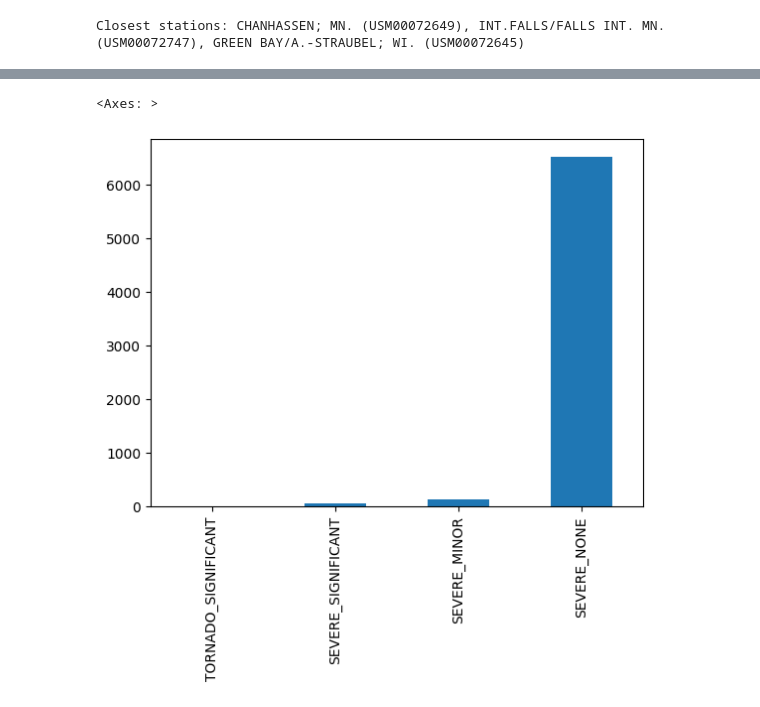
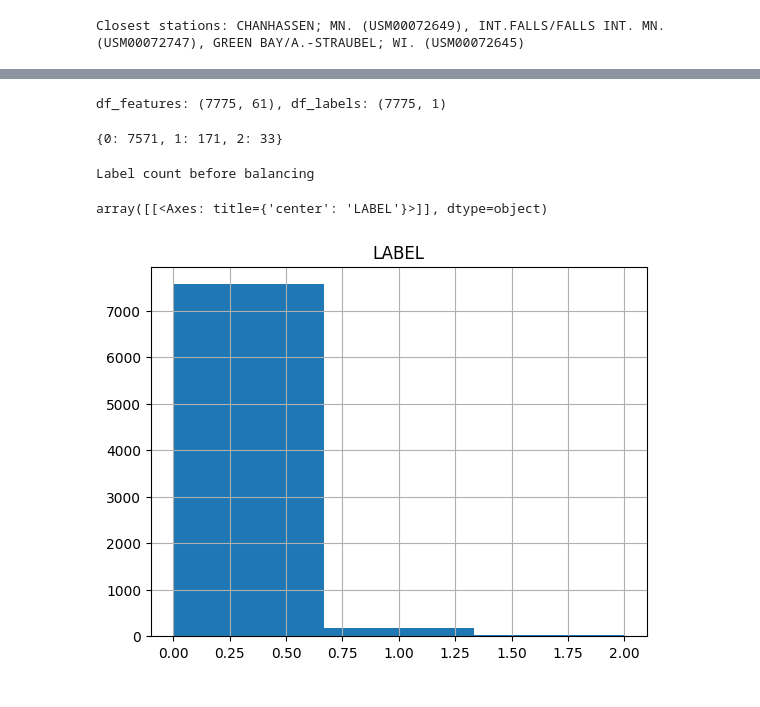
Before and after one commit to olievortex/olieigra, a Jupyter notebook: experiments/storm_events/30_maidenhead_igra_en35.ipynb, the cells around one changed output, grey strips where cells are left out. Saved outputs shown, nothing was run; the diff lists cells and outputs as text; code cells hidden in the pictures.

```diff
--- a/experiments/storm_events/30_maidenhead_igra_en35.ipynb
+++ b/experiments/storm_events/30_maidenhead_igra_en35.ipynb
@@ -113,11 +120,11 @@ print (f'Maidenhead {MAIDENHEAD}: ({lat:.2f}, {lon:.2f})')
 # %% [output]
 Maidenhead EN35: (45.50, -93.00)
 # %%
-station_ids, station_names = get_closest_stations(lat, lon, station_df, 3)
+station_ids, station_names = get_closest_stations(lat, lon, df_stations, 3)
 print(f'Closest stations: {', '.join(station_names)}')
 # %% [output]
 Closest stations: CHANHASSEN; MN. (USM00072649), INT.FALLS/FALLS INT. MN. (USM00072747), GREEN BAY/A.-STRAUBEL; WI. (USM00072645)
 # %%
-df_igra = merge_closest_igras(station_ids)
-df_igra.head()
+df_original_features = merge_closest_igras(station_ids)
+df_original_features.head()
 # %% [output]
@@ -130,8 +137,6 @@ df_igra.head()
 5 rows × 62 columns
 # %%
-df_severe = get_severe_in_maidenhead(pd.read_csv(SEVERE_CSV), [MAIDENHEAD])
-df_severe = merge_temporal_severe(df_severe, start_date, stop_date)
-df_severe = merge_severe_igra(df_igra, df_severe)
-print(df_severe.shape)
-df_severe.head()
+df_original_labels = get_severe_in_maidenheads(pd.read_csv(SEVERE_CSV), [MAIDENHEAD])
+df_original_labels = merge_temporal_severe(df_original_labels, start_date, stop_date)
+df_original_labels.head()
 # %% [output]
@@ -146,6 +149,17 @@ df_severe.head()
+# %%
+df_features, df_labels = merge_severe_igra(df_original_features, df_original_labels)
+print(f"df_features: {df_features.shape}, df_labels: {df_labels.shape}")
+# %% [output]
+df_features: (7775, 61), df_labels: (7775, 1)
+# %%
+df_labels['LABEL'].value_counts().to_dict()
+# %% [output]
+{0: 7571, 1: 171, 2: 33}
 # %%
-df_severe[['TORNADO_SIGNIFICANT', 'SEVERE_SIGNIFICANT', 'SEVERE_MINOR', 'SEVERE_NONE']].sum().plot(kind='bar')
+print('Label count before balancing')
+df_labels.hist(bins=3)
 # %% [output]
-<Axes: >
+Label count before balancing
+array([[<Axes: title={'center': 'LABEL'}>]], dtype=object)
-[figure, old version]
+[figure, new version]
 # %%
```
Also changed, not shown: parts of 10 cells of this notebook, 3 other files.
